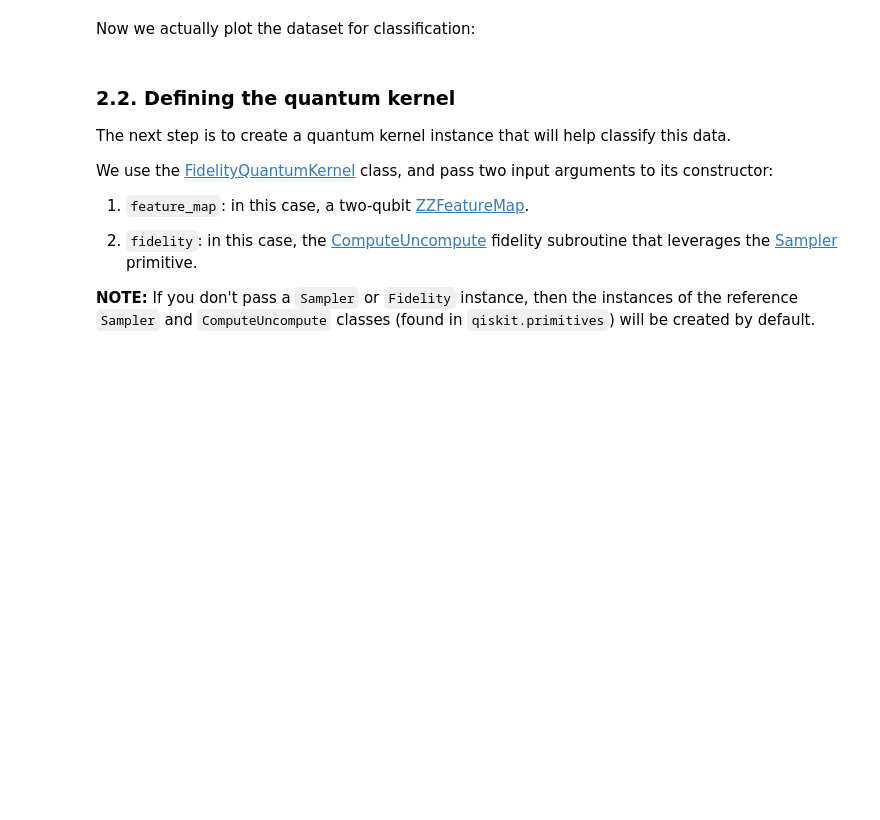
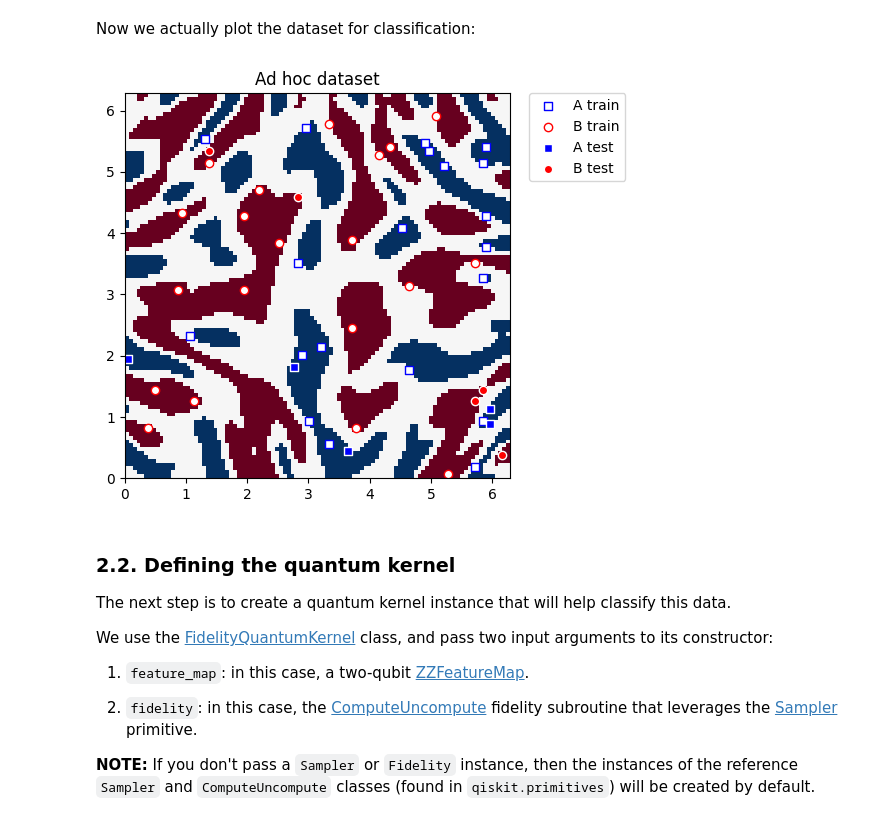
Before and after one commit to SthePasso/Quantum_Informatics_Summer_2025, a Jupyter notebook: solution/04s_quantum_kernel.ipynb, the cells around one changed output. Drawn from its saved outputs; the diff is of its cells as text; code cells hidden in the pictures; blank space fills up the shorter version.

```diff
--- a/solution/04s_quantum_kernel.ipynb
+++ b/solution/04s_quantum_kernel.ipynb
@@ -103,7 +100,0 @@ print("All imports successful!")
-# %%
-from qiskit_machine_learning.datasets import ad_hoc_data
-
-adhoc_dimension = 2
-train_features, train_labels, test_features, test_labels, adhoc_total = ad_hoc_data(
-    #complete code
-)
@@ -111,0 +101,7 @@ train_features, train_labels, test_features, test_labels, adhoc_total = ad_hoc_d
+# %%
+from qiskit_machine_learning.datasets import ad_hoc_data
+
+adhoc_dimension = 2
+X_train, y_train, X_test,y_test, adhoc_total = ad_hoc_data(
+    training_size=20, test_size=5, n = adhoc_dimension, gap=0.3, plot_data=False, one_hot=False, include_sample_total=True,
+)
@@ -166,3 +174,7 @@ plot_dataset(train_features, train_labels, test_features, test_labels, adhoc_tot
+# %%
+plot_dataset(X_train, y_train, X_test, y_test, adhoc_total)
+# %% [output]
+[figure, added]
 # %% [markdown]
 ### 2.2. Defining the quantum kernel
 
```
Also changed, not shown: parts of 23 cells of this notebook, 1 other file.
